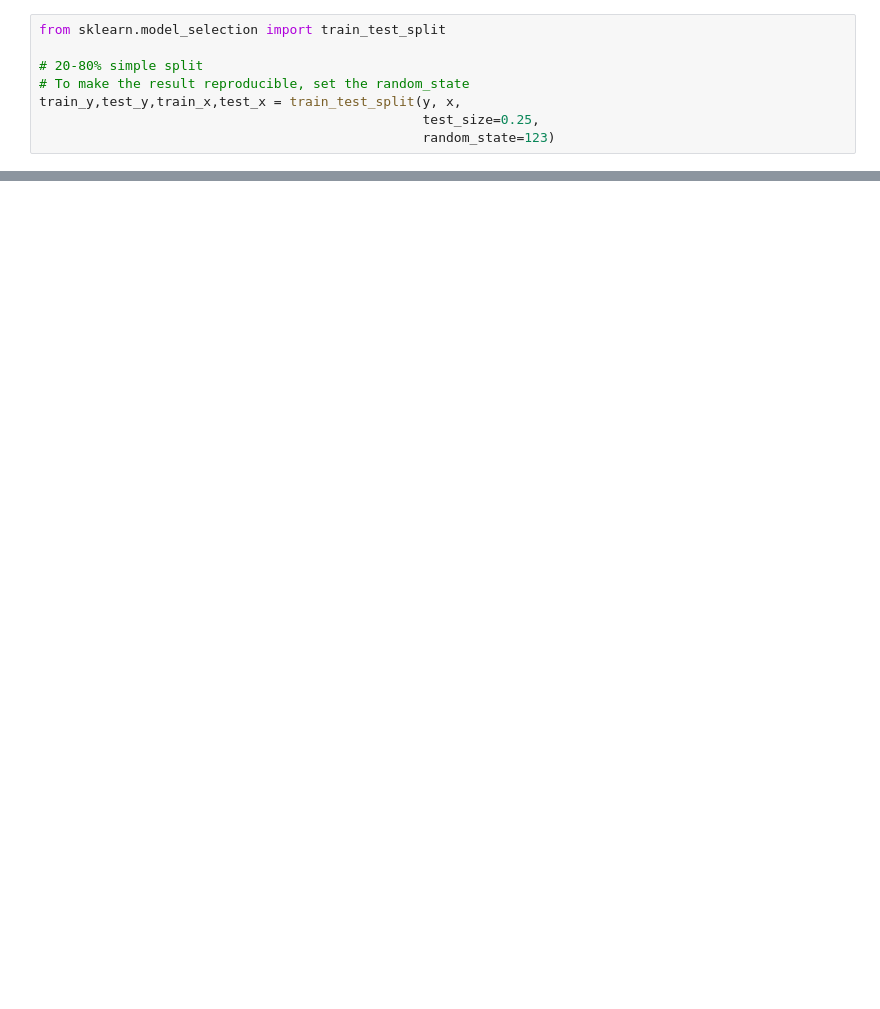
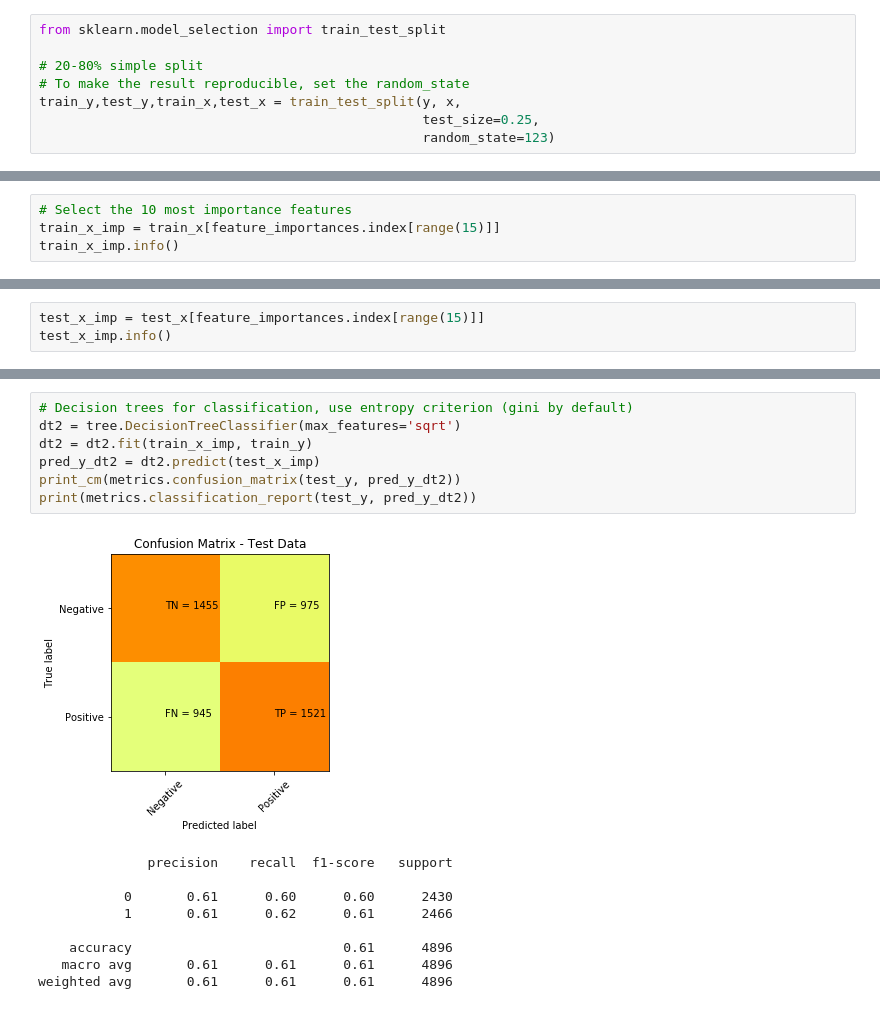
Before and after one commit to bmccxd/IST-5520-SP20-G1, a Jupyter notebook: DT_DevEnvironment.ipynb, the cells around one changed output, grey strips where cells are left out. Cells and saved outputs as stored; diff of their text form; blank space fills up the shorter version.

```diff
--- a/DT_DevEnvironment.ipynb
+++ b/DT_DevEnvironment.ipynb
@@ -213,0 +270,4 @@ metrics.accuracy_score(test_y, pred_y_dt)
+# %%
+# Select the 10 most importance features
+train_x_imp = train_x[feature_importances.index[range(15)]]
+train_x_imp.info()
@@ -213,0 +295,3 @@ metrics.accuracy_score(test_y, pred_y_dt)
+# %%
+test_x_imp = test_x[feature_importances.index[range(15)]]
+test_x_imp.info()
@@ -213,0 +319,17 @@ metrics.accuracy_score(test_y, pred_y_dt)
+# %%
+# Decision trees for classification, use entropy criterion (gini by default)
+dt2 = tree.DecisionTreeClassifier(max_features='sqrt')
+dt2 = dt2.fit(train_x_imp, train_y)
+pred_y_dt2 = dt2.predict(test_x_imp)
+print_cm(metrics.confusion_matrix(test_y, pred_y_dt2))
+print(metrics.classification_report(test_y, pred_y_dt2))
+# %% [output]
+[figure, added]
+              precision    recall  f1-score   support
+
+           0       0.61      0.60      0.60      2430
+           1       0.61      0.62      0.61      2466
+
+    accuracy                           0.61      4896
+   macro avg       0.61      0.61      0.61      4896
+weighted avg       0.61      0.61      0.61      4896
```
Also changed, not shown: parts of 16 cells of this notebook.
